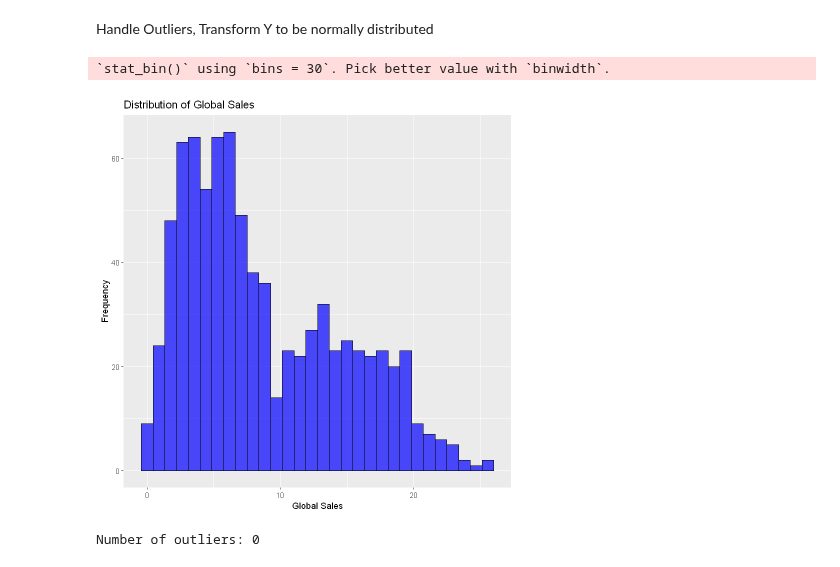
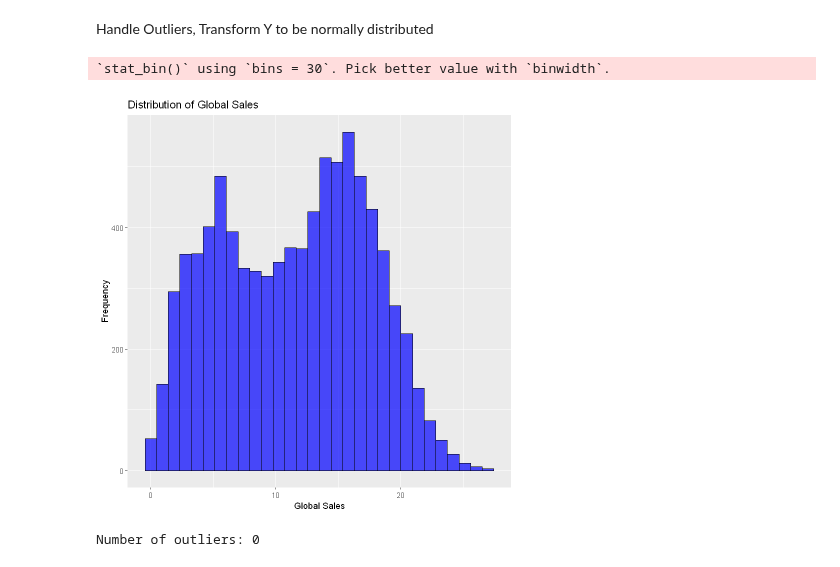
Before and after one commit to wd686/EBAC, a Jupyter notebook: dataProcessing/revenuePredictor_dataset2_v2.ipynb, the cells around one changed output. Cells and saved outputs as stored; diff of their text form; code cells hidden in the pictures.

```diff
--- a/dataProcessing/revenuePredictor_dataset2_v2.ipynb
+++ b/dataProcessing/revenuePredictor_dataset2_v2.ipynb
@@ -29,7 +29,7 @@ py_install("tensorflow")
 # %% [markdown]
 Import File
 # %%
-data = read.csv(here("dataSources", "videoGames", "clean output of joined table.csv"))
-attach(data)
+data2 = read.csv(here("dataSources", "videoGames", "clean output of joined table.csv"))
+attach(data2)
 # %%
 # Check the data
@@ -137,0 +94,18 @@ summary(data)
+# %%
+data2 <- data2[, c(
+  "Title",
+  "Platform",
+  "Genre",
+  "Publisher",
+  "VGScore",
+  "CriticScore",
+  "UserScore",
+  "TotalShipped",
+  "AsianSales",
+  "NorthAmericaSales",
+  "JapanSales",
+  "EuropeSales",
+  "GlobalSales",
+  "ProductionCost",
+  "ReleaseYear_v1"
+)]
@@ -139,22 +132,9 @@ summary(data)
 ########################################################
 # data type
 # set the variables to factors (categorical data)
-data <- data %>%
+data2 <- data2 %>%
   mutate(
     Platform = as.factor(Platform),
     Genre = as.factor(Genre),
-    Publisher = as.factor(Publisher),
-    Developer = as.factor(Developer),
-    NoOfPlayers = as.factor(NoOfPlayers),
-    ReleaseWeekend = as.factor(ReleaseWeekend),
-    EndOfMonth = as.factor(EndOfMonth),
-    ReleaseWeekend = as.numeric(ReleaseWeekend),
-    MetaScore = as.numeric(MetaScore),
-    AvgUserScore = as.numeric (AvgUserScore),
-    ReleaseDate = as.Date(ReleaseDate)
-  )
-
-data ['releasedate_1986.2023'] = NULL
-data ['releasedate_VGOutput'] = NULL
-data ['releasedate_raw'] = NULL
-data ['releasedate_link'] = NULL
+    Publisher = as.factor(Publisher)
+    )
@@ -337,7 +219,7 @@ A tibble: 20 × 3
 # %%
 # Drop data from 2019 onwards to eliminate covid impact
 
-data <- subset(data, !(ReleaseYear == 2019))
+data2 <- subset(data2, !(ReleaseYear_v1 >= 2019 ))
 # %%
 ########################################################
 # Check the number of distinct values for the variables
@@ -543,18 +253,18 @@ Handle Outliers, Transform Y to be normally distributed
 # %%
 ########################################################
 # Check the distribution of dependent variable (GlobalSales)
 
 # Create a histogram using ggplot
-ggplot(data, aes(x = data$GlobalSales)) +
+ggplot(data2, aes(x = data2$GlobalSales)) +
   geom_histogram(fill = "blue", color = "black", alpha = 0.7) +
   labs(
     title = "Distribution of Global Sales",
     x = "Global Sales",
     y = "Frequency"
   )
 # %% [output]
 `stat_bin()` using `bins = 30`. Pick better value with `binwidth`.
-[figure, old version]
+[figure, new version]
 # %%
 # Remove outliers
 
```
Also changed, not shown: parts of 52 cells of this notebook.
